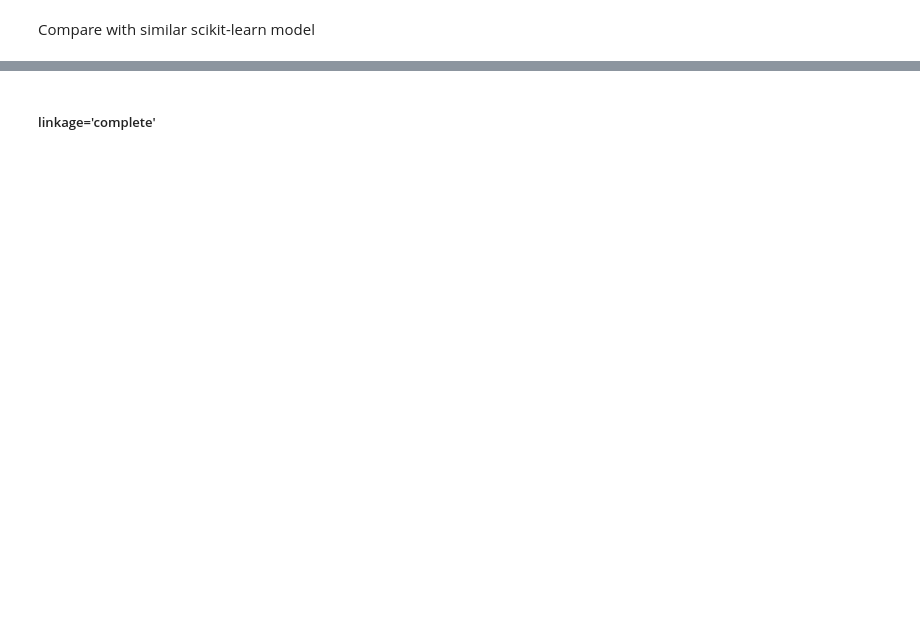
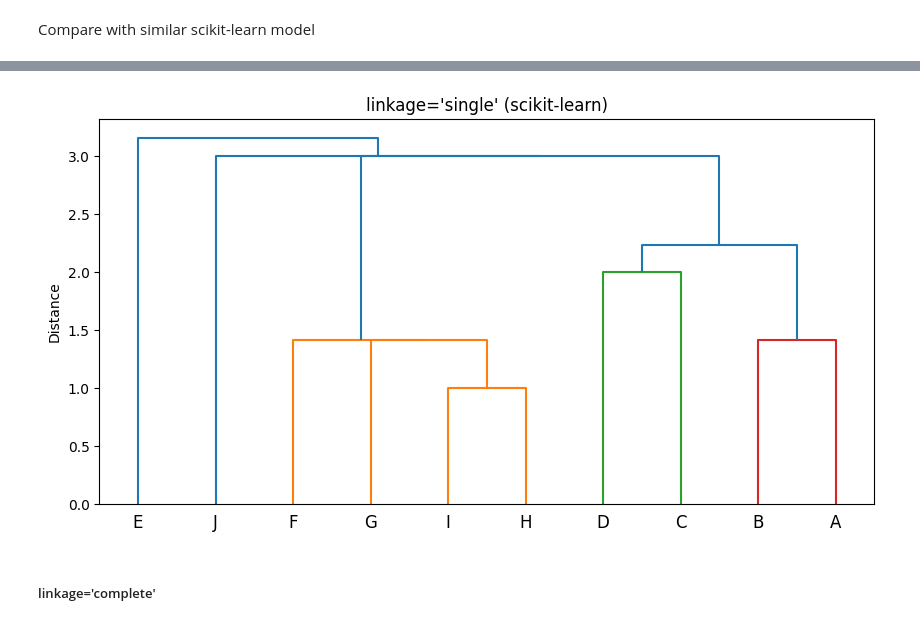
Before and after one commit to Artem259/univ5.2_DM, a Jupyter notebook: lab2/part2/main.ipynb, the cells around one changed output, grey strips where cells are left out. Saved outputs shown, nothing was run; the diff lists cells and outputs as text; code cells hidden in the pictures; blank space fills up the shorter version.

```diff
--- a/lab2/part2/main.ipynb
+++ b/lab2/part2/main.ipynb
@@ -217,7 +217,9 @@ sk_clusterer.children_  # TODO remove
 # %%
 service.plot_dendrogram(
     children=sk_clusterer.children_,
     distances=sk_clusterer.distances_,
     labels=labels.to_numpy(),
-    title=f"linkage='{linkage}'",
+    title=f"linkage='{linkage}' (scikit-learn)",
 )
+# %% [output]
+[figure, added]
```
Also changed, not shown: parts of 23 cells of this notebook, 1 other file.
